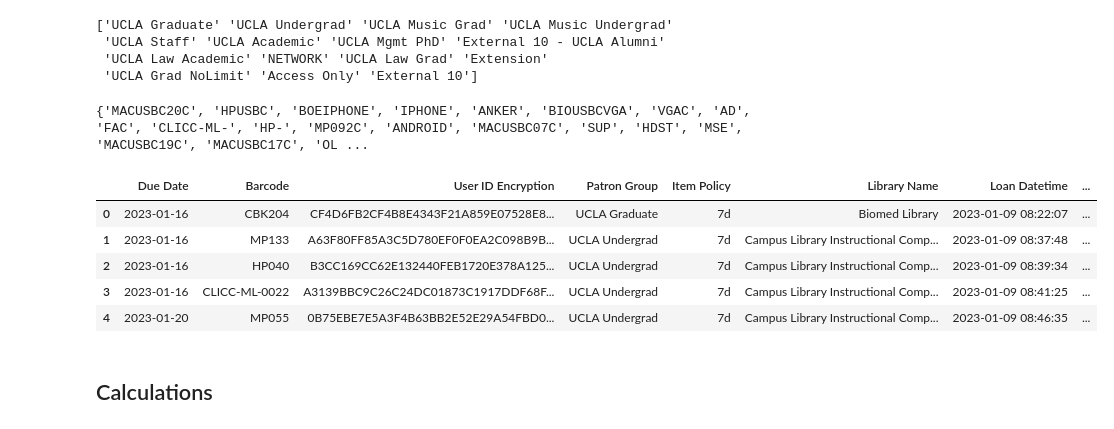
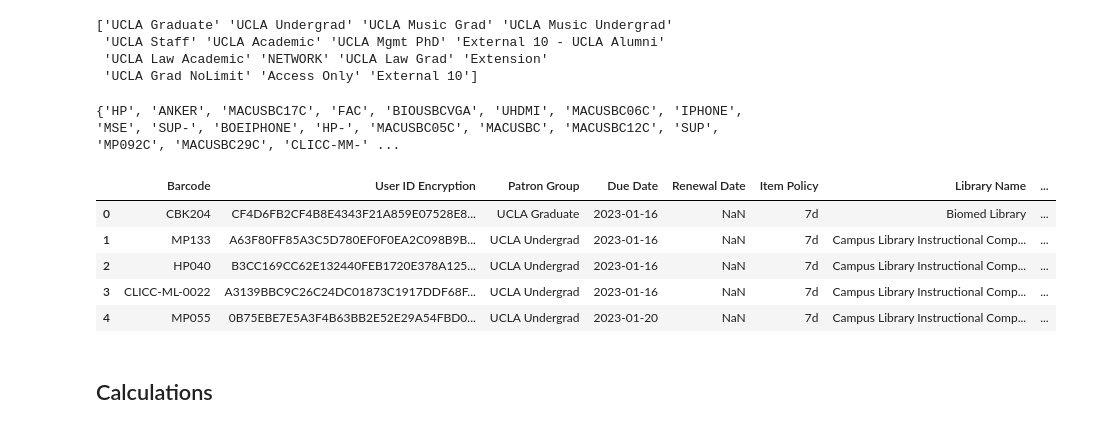
Before and after one commit to waynezhangus/libraryData, a Jupyter notebook: analyze.ipynb, the cells around one changed output. Drawn from its saved outputs; the diff is of its cells as text; code cells hidden in the pictures.

Commit message:
add renewal

```diff
--- a/analyze.ipynb
+++ b/analyze.ipynb
@@ -30,7 +30,7 @@ print(SQL_filter)
 ## Transform raw data
 # %%
 # Convert the date and time columns to datetime objects
-raw_df = pd.read_csv('raw_w23_norenew.csv')
+raw_df = pd.read_csv('raw_w23_renew.csv')
 raw_df['Loan Datetime'] = [datetime.strptime(date_str + ' ' + time_str, '%Y-%m-%d %H:%M:%S') for date_str, time_str in zip(raw_df['Loan Date'], raw_df['Loan Time'])]
 raw_df['Return Datetime'] = [np.nan if pd.isnull(date_str) else datetime.strptime(date_str + ' ' + time_str, '%Y-%m-%d %H:%M:%S') for date_str, time_str in zip(raw_df['Return Date'], raw_df['Return Time'])]
 raw_df = raw_df.drop(['Loan Date', 'Loan Time', 'Return Date', 'Return Time'], axis=1)
@@ -73,18 +73,22 @@ raw_df['Item Policy'] = item_policies
 
 raw_df = raw_df.drop(['Policy Name', 'Description'], axis=1)
 # %% [output]
-{'MACUSBC20C', 'HPUSBC', 'BOEIPHONE', 'IPHONE', 'ANKER', 'BIOUSBCVGA', 'VGAC', 'AD', 'FAC', 'CLICC-ML-', 'HP-', 'MP092C', 'ANDROID', 'MACUSBC07C', 'SUP', 'HDST', 'MSE', 'MACUSBC19C', 'MACUSBC17C', 'OL ...
+{'HP', 'ANKER', 'MACUSBC17C', 'FAC', 'BIOUSBCVGA', 'UHDMI', 'MACUSBC06C', 'IPHONE', 'MSE', 'SUP-', 'BOEIPHONE', 'HP-', 'MACUSBC05C', 'MACUSBC', 'MACUSBC12C', 'SUP', 'MP092C', 'MACUSBC29C', 'CLICC-MM-' ...
+# %%
+# seperating renewal and non-renewal loans
+renewal_df = raw_df[raw_df['Renewal Date'].notnull()]
+raw_df = raw_df[raw_df['Renewal Date'].isnull()]
 # %%
 # Uncomment the following line to check transformation results
-raw_df.to_csv('raw_df.csv', index=False)
+# raw_df.to_csv('raw_df.csv', index=False)
 raw_df.head()
 # %% [output]
-|  | Due Date | Barcode | User ID Encryption | Patron Group | Item Policy | Library Name | Loan Datetime | ... |
-| 0 | 2023-01-16 | CBK204 | CF4D6FB2CF4B8E4343F21A859E07528E8... | UCLA Graduate | 7d | Biomed Library | 2023-01-09 08:22:07 | ... |
-| 1 | 2023-01-16 | MP133 | A63F80FF85A3C5D780EF0F0EA2C098B9B... | UCLA Undergrad | 7d | Campus Library Instructional Comp... | 2023-01-09 08:37:48 | ... |
-| 2 | 2023-01-16 | HP040 | B3CC169CC62E132440FEB1720E378A125... | UCLA Undergrad | 7d | Campus Library Instructional Comp... | 2023-01-09 08:39:34 | ... |
-| 3 | 2023-01-16 | CLICC-ML-0022 | A3139BBC9C26C24DC01873C1917DDF68F... | UCLA Undergrad | 7d | Campus Library Instructional Comp... | 2023-01-09 08:41:25 | ... |
-| 4 | 2023-01-20 | MP055 | 0B75EBE7E5A3F4B63BB2E52E29A54FBD0... | UCLA Undergrad | 7d | Campus Library Instructional Comp... | 2023-01-09 08:46:35 | ... |
+|  | Barcode | User ID Encryption | Patron Group | Due Date | Renewal Date | Item Policy | Library Name | ... |
+| 0 | CBK204 | CF4D6FB2CF4B8E4343F21A859E07528E8... | UCLA Graduate | 2023-01-16 | NaN | 7d | Biomed Library | ... |
+| 1 | MP133 | A63F80FF85A3C5D780EF0F0EA2C098B9B... | UCLA Undergrad | 2023-01-16 | NaN | 7d | Campus Library Instructional Comp... | ... |
+| 2 | HP040 | B3CC169CC62E132440FEB1720E378A125... | UCLA Undergrad | 2023-01-16 | NaN | 7d | Campus Library Instructional Comp... | ... |
+| 3 | CLICC-ML-0022 | A3139BBC9C26C24DC01873C1917DDF68F... | UCLA Undergrad | 2023-01-16 | NaN | 7d | Campus Library Instructional Comp... | ... |
+| 4 | MP055 | 0B75EBE7E5A3F4B63BB2E52E29A54FBD0... | UCLA Undergrad | 2023-01-20 | NaN | 7d | Campus Library Instructional Comp... | ... |
 # %% [markdown]
 ## Calculations
 # %% [markdown]
```
Also changed, not shown: parts of 4 cells of this notebook, 3 other files.
